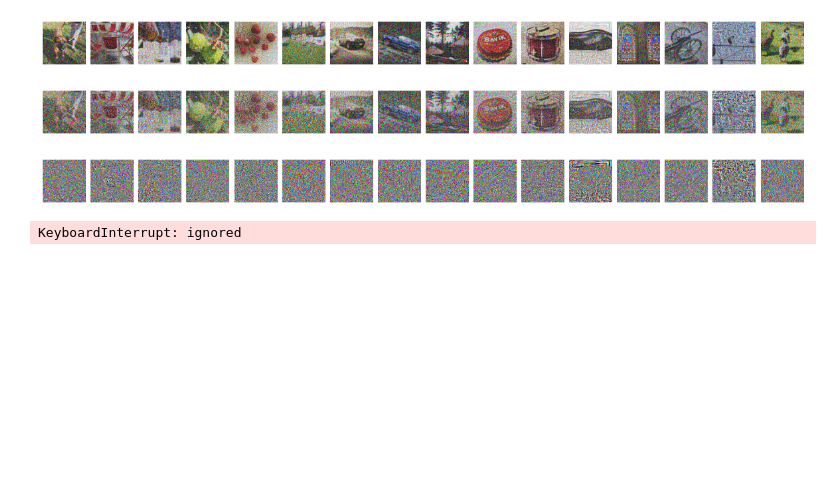
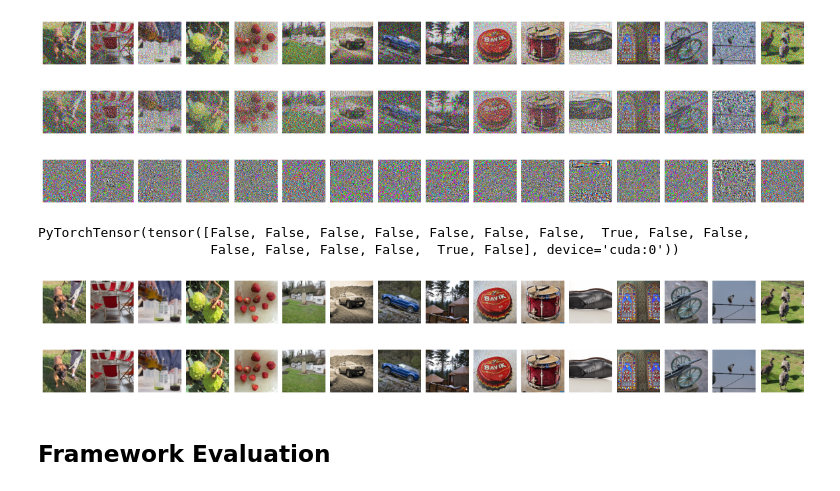
Before and after one commit to suhacker1/SecureMLExperiments, a Jupyter notebook: Foolbox_Test.ipynb, the cells around one changed output. Drawn from its saved outputs; the diff is of its cells as text; code cells hidden in the pictures; blank space fills up the shorter version.

Commit message:
Fix Boundary Attack in Foolbox

```diff
--- a/Foolbox_Test.ipynb
+++ b/Foolbox_Test.ipynb
@@ -70,6 +70,4 @@ for image in raw:
 # Note this will take longer than the previous attack
 attack = fba.BoundaryAttack()
 #epsilons = [0.0, 0.001, 0.01, 0.03, 0.1]
-raw, clipped, is_adv = attack(fmodel, images, labels, epsilons=0.03)
+raw, clipped, is_adv = c(fmodel, images, labels, epsilons=0.03)
-# %% [output]
-KeyboardInterrupt: ignored
@@ -78,0 +74,18 @@ for image in raw:
+# %%
+# Show successes and failures of attack
+is_adv
+# %% [output]
+PyTorchTensor(tensor([False, False, False, False, False, False, False,  True, False, False,
+                      False, False, False, False,  True, False], device='cuda:0'))
+# %%
+# Display raw images
+fb.plot.images(raw)
+# %% [output]
+[figure, added]
+# %%
+# Display clipped images
+fb.plot.images(clipped)
+# %% [output]
+[figure, added]
+# %% [markdown]
+## Framework Evaluation
```
Also changed, not shown: parts of 4 cells of this notebook.
